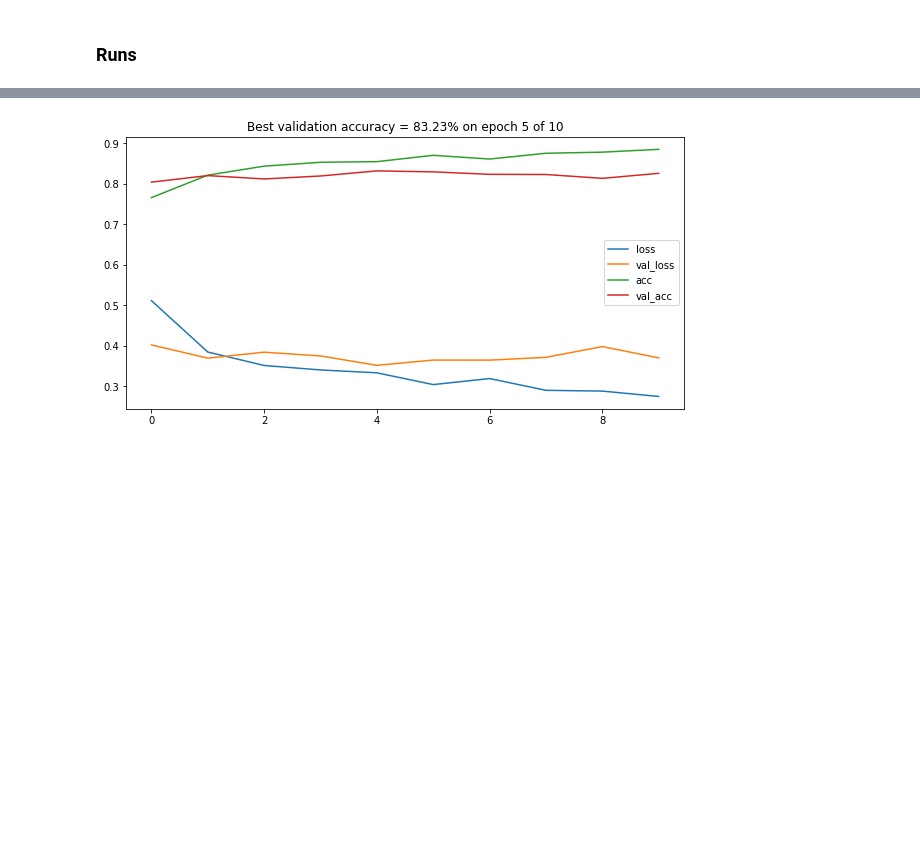
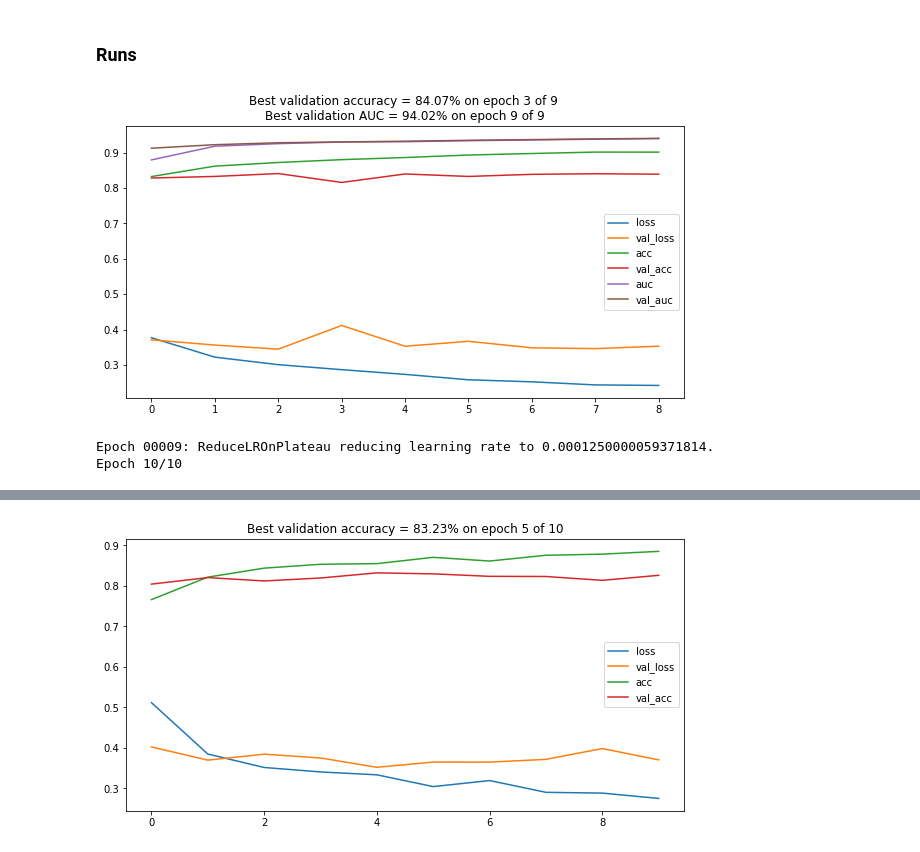
Before and after one commit to simgeekiz/PatchCamelyon, a Jupyter notebook: VGG16.ipynb, the cells around one changed output, grey strips where cells are left out. Drawn from its saved outputs; the diff is of its cells as text; code cells hidden in the pictures; blank space fills up the shorter version.

```diff
--- a/VGG16.ipynb
+++ b/VGG16.ipynb
@@ -32,4 +31,4 @@ data_dir = './data/'
 # %%
-x_train, y_train, x_valid, y_valid = load_data(data_dir, purpose='train', limit=10000, val_limit=None)
+x_train, y_train, x_valid, y_valid = load_data(data_dir, purpose='train', limit=None, val_limit=None, norm='macenko')
 len(x_train), len(x_valid)
 # %% [output]
@@ -37,3 +36,8 @@ len(x_train), len(x_valid)
+# %%
+x_train = x_train[:100000]
+y_train = y_train[:100000]
+x_valid = x_valid[:32000]
+y_valid = y_valid[:32000]
 # %%
 # indexes
 train_id = np.arange(len(x_train))
@@ -99,12 +86,12 @@ _________________________________________________________________
 ### Compile
 # %%
 learning_rate_reduction = ReduceLROnPlateau(monitor='val_acc',
-                                            patience=3,
+                                            patience=2,
                                             verbose=1,
                                             factor=0.5,
-                                            min_lr=0.0001)
+                                            min_lr=0.000005)
 # %%
-optimizer = Adam(lr=0.01, beta_1=0.9, beta_2=0.999)
+optimizer = Adam(lr=0.001)#, beta_1=0.9, beta_2=0.999)
 loss = 'categorical_crossentropy'
 metrics = ['acc', auc]
 # %%
@@ -160,3 +151,11 @@ Epoch 1/10
 model.save(network_filepath)
 # %% [markdown]
 ### Runs
+# %%
+# Training with 50K
+model.fit_generator(training_generator, validation_data=validation_generator,
+                    epochs=n_epoch, callbacks=callbacks)
+# %% [output]
+[figure, added]
+Epoch 00009: ReduceLROnPlateau reducing learning rate to 0.0001250000059371814.
+Epoch 10/10
```
Also changed, not shown: parts of 16 cells of this notebook, 10 other files.
